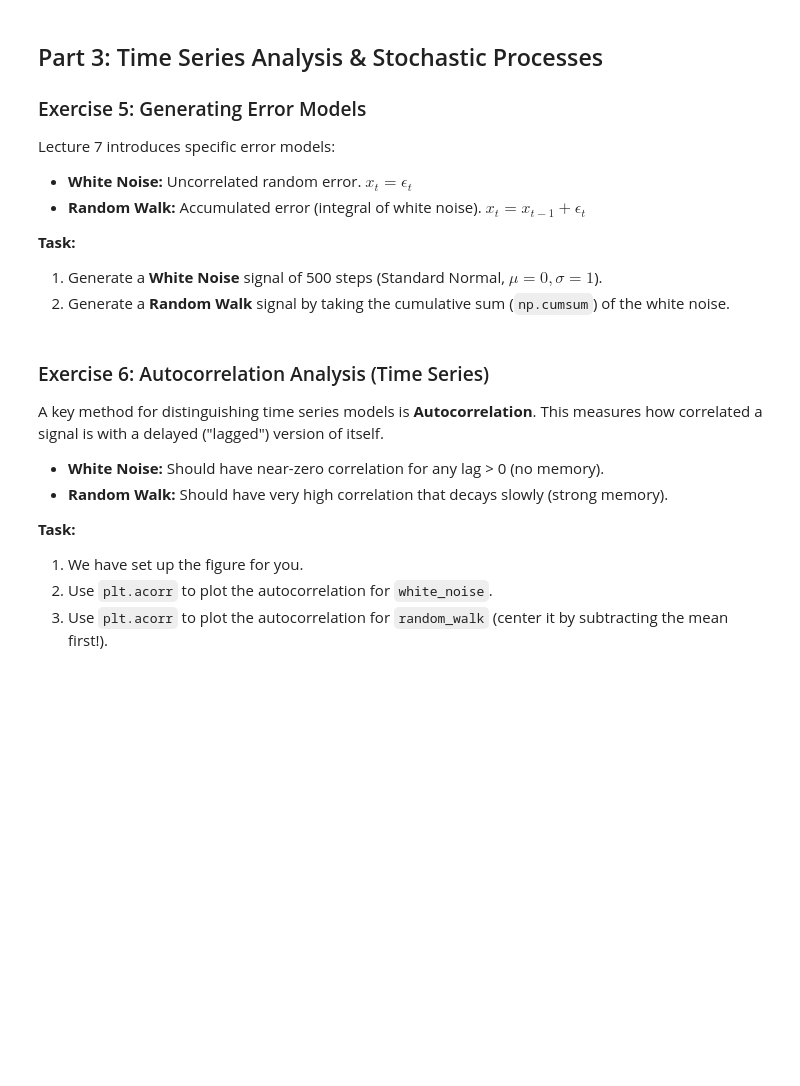
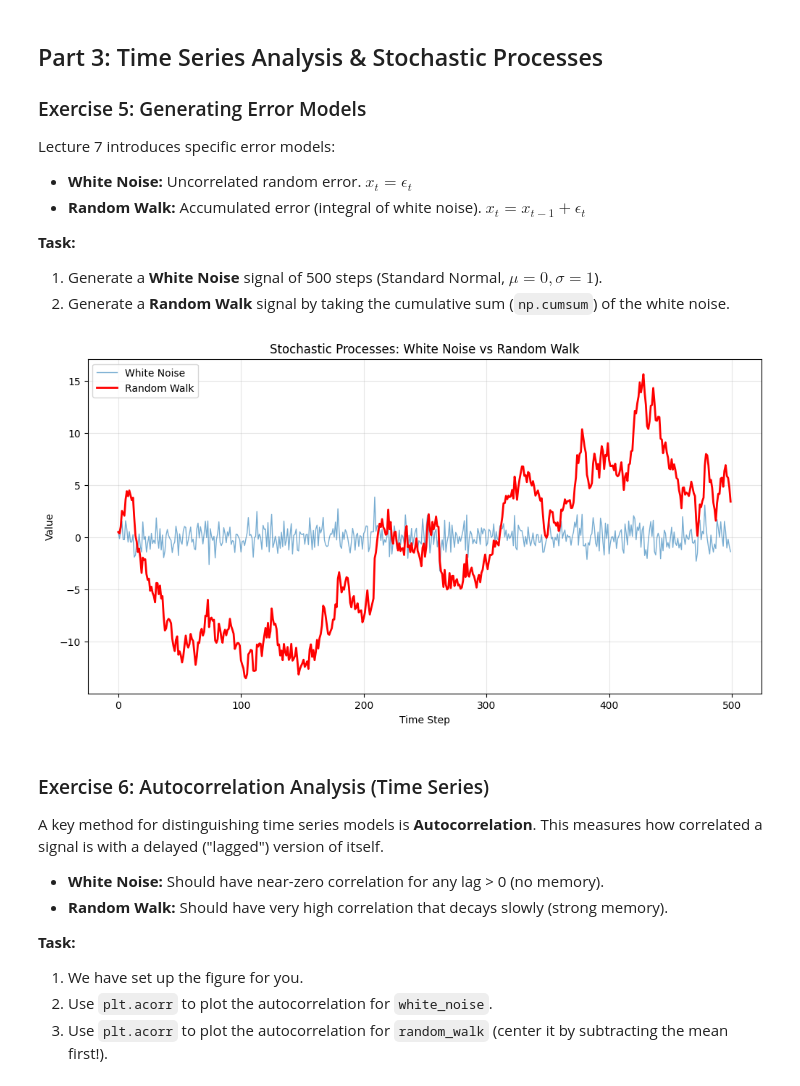
Before and after one commit to slackoly/ES2245, a Jupyter notebook: ES2245_lab4_sedlacko.ipynb, the cells around one changed output. Drawn from its saved outputs; the diff is of its cells as text; code cells hidden in the pictures; blank space fills up the shorter version.

```diff
--- a/ES2245_lab4_sedlacko.ipynb
+++ b/ES2245_lab4_sedlacko.ipynb
@@ -175,28 +193,30 @@ Lecture 7 introduces specific error models:
 # %%
 # Parameters
 steps = 500
 np.random.seed(42)
 
 # 1. Generate White Noise
 # TODO: Use np.random.normal to generate 'steps' number of points
-white_noise = None
+white_noise = np.random.normal(0, 1, steps)
 
 # 2. Generate Random Walk
 # TODO: Use np.cumsum to integrate the white_noise
-random_walk = None
+random_walk = np.cumsum(white_noise)
 
 # 3. Plot
 time = np.arange(steps)
 
 plt.figure(figsize=(12, 6))
 plt.plot(time, white_noise, label='White Noise', alpha=0.6, linewidth=1)
 plt.plot(time, random_walk, label='Random Walk', linewidth=2, color='red')
 plt.title('Stochastic Processes: White Noise vs Random Walk')
 plt.xlabel('Time Step')
 plt.ylabel('Value')
 plt.legend()
 plt.grid(True, alpha=0.3)
 plt.show()
+# %% [output]
+[figure, added]
 # %% [markdown]
 ### Exercise 6: Autocorrelation Analysis (Time Series)
 A key method for distinguishing time series models is **Autocorrelation**. This measures how correlated a signal is with a delayed ("lagged") version of itself.
```
Also changed, not shown: parts of 6 cells of this notebook.
